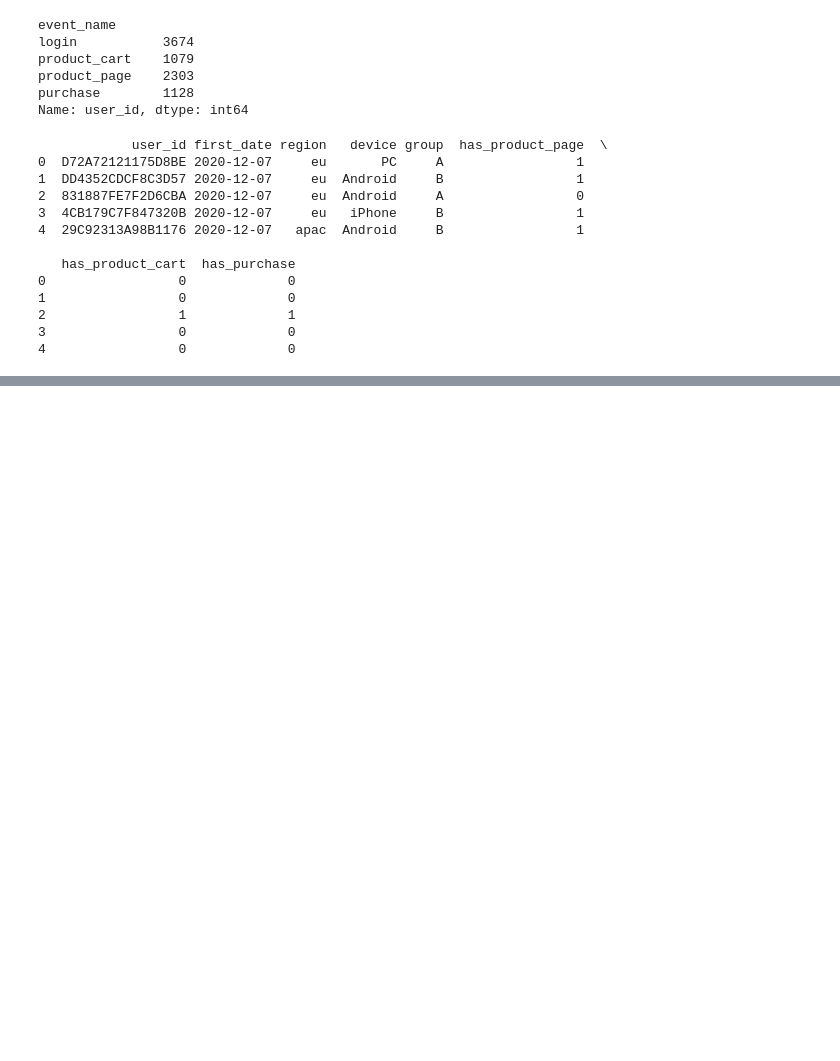
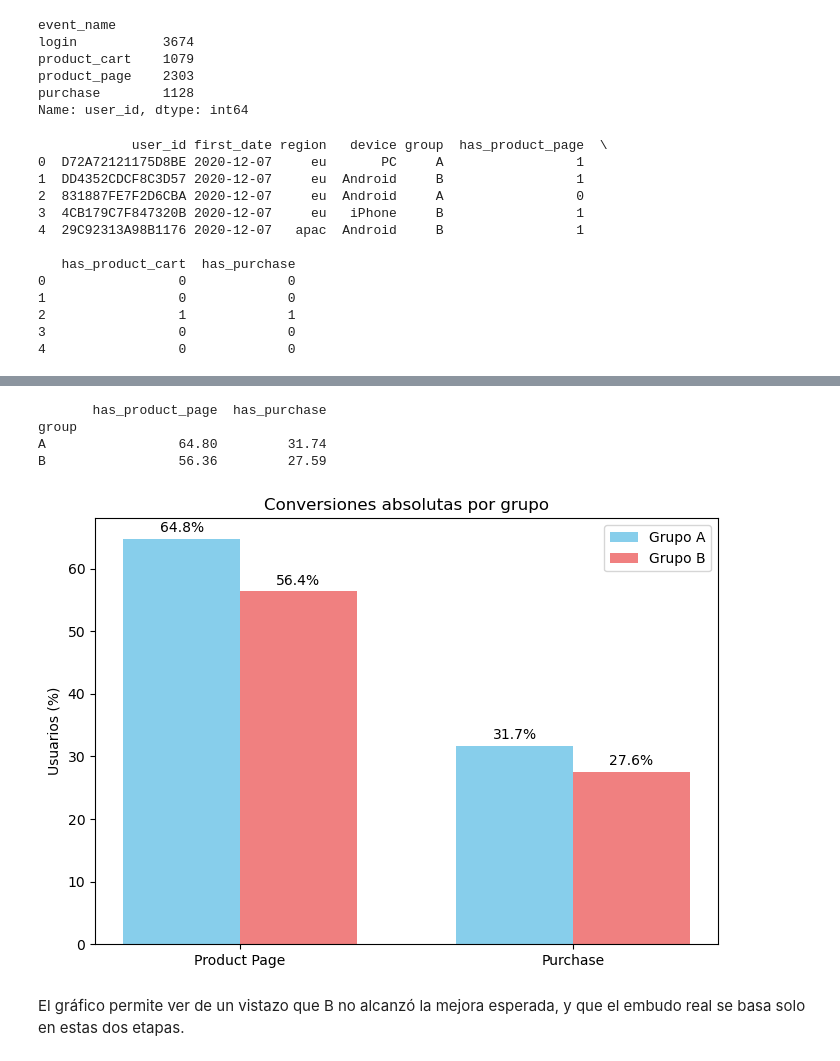
Before and after one commit to latostadorano/tt_s14_final, a Jupyter notebook: test_ab.ipynb, the cells around one changed output, grey strips where cells are left out. Drawn from its saved outputs; the diff is of its cells as text; code cells hidden in the pictures; blank space fills up the shorter version.

```diff
--- a/test_ab.ipynb
+++ b/test_ab.ipynb
@@ -495,0 +658,53 @@ print(df_funnel.head())
+# %%
+# calcular porcentaje de usuarios que vieron product_page o hicieron purchase
+conversion_absoluta = (
+    df_funnel.groupby("group")[["has_product_page","has_purchase"]]
+    .mean()  # promedio de 0/1 = porcentaje de usuarios
+    .mul(100)  # pasar a %
+    .round(2)
+)
+print(conversion_absoluta)
+# %% [output]
+       has_product_page  has_purchase
+group
+A                 64.80         31.74
+B                 56.36         27.59
+# %%
+# conversion_absoluta ya calculada
+conversion_absoluta = (
+    df_funnel.groupby("group")[["has_product_page","has_purchase"]]
+    .mean()
+    .mul(100)
+    .round(2)
+)
+
+# etiquetas y posiciones
+stages = ["has_product_page", "has_purchase"]
+stage_labels = ["Product Page", "Purchase"]
+x = np.arange(len(stages))
+width = 0.35
+
+fig, ax = plt.subplots(figsize=(7,5))
+
+# barras por grupo
+ax.bar(x - width/2, conversion_absoluta.loc["A", stages], width, label="Grupo A", color="skyblue")
+ax.bar(x + width/2, conversion_absoluta.loc["B", stages], width, label="Grupo B", color="lightcoral")
+
+# detalles
+ax.set_xticks(x)
+ax.set_xticklabels(stage_labels)
+ax.set_ylabel("Usuarios (%)")
+ax.set_title("Conversiones absolutas por grupo")
+ax.legend()
+
+# anotar valores encima de cada barra
+for i, stage in enumerate(stages):
+    ax.text(i - width/2, conversion_absoluta.loc["A", stage] + 1, f"{conversion_absoluta.loc['A', stage]:.1f}%", ha="center")
+    ax.text(i + width/2, conversion_absoluta.loc["B", stage] + 1, f"{conversion_absoluta.loc['B', stage]:.1f}%", ha="center")
+
+plt.tight_layout()
+plt.show()
+# %% [output]
+[figure, added]
+# %% [markdown]
+El gráfico permite ver de un vistazo que B no alcanzó la mejora esperada, y que el embudo real se basa solo en estas dos etapas.
```
Also changed, not shown: parts of 16 cells of this notebook.
